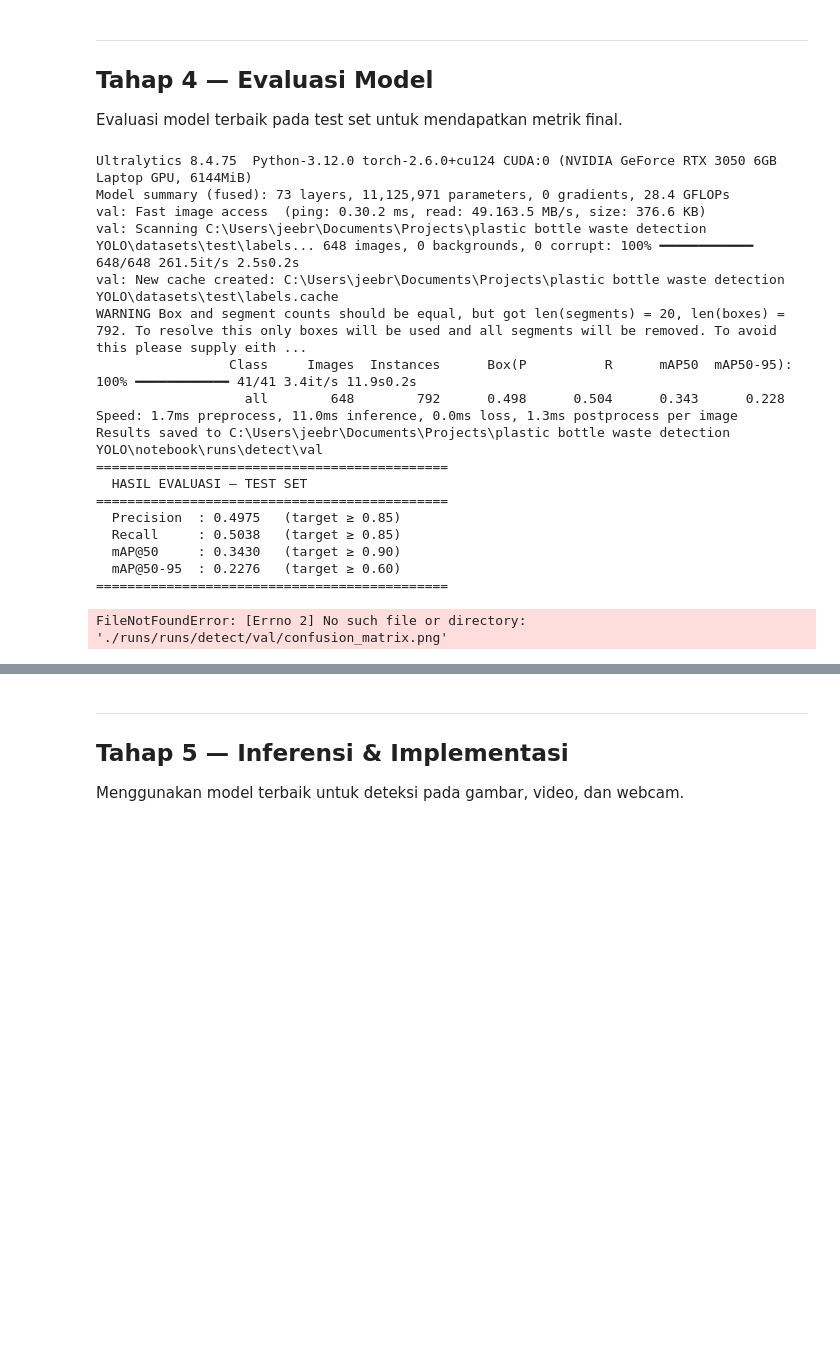
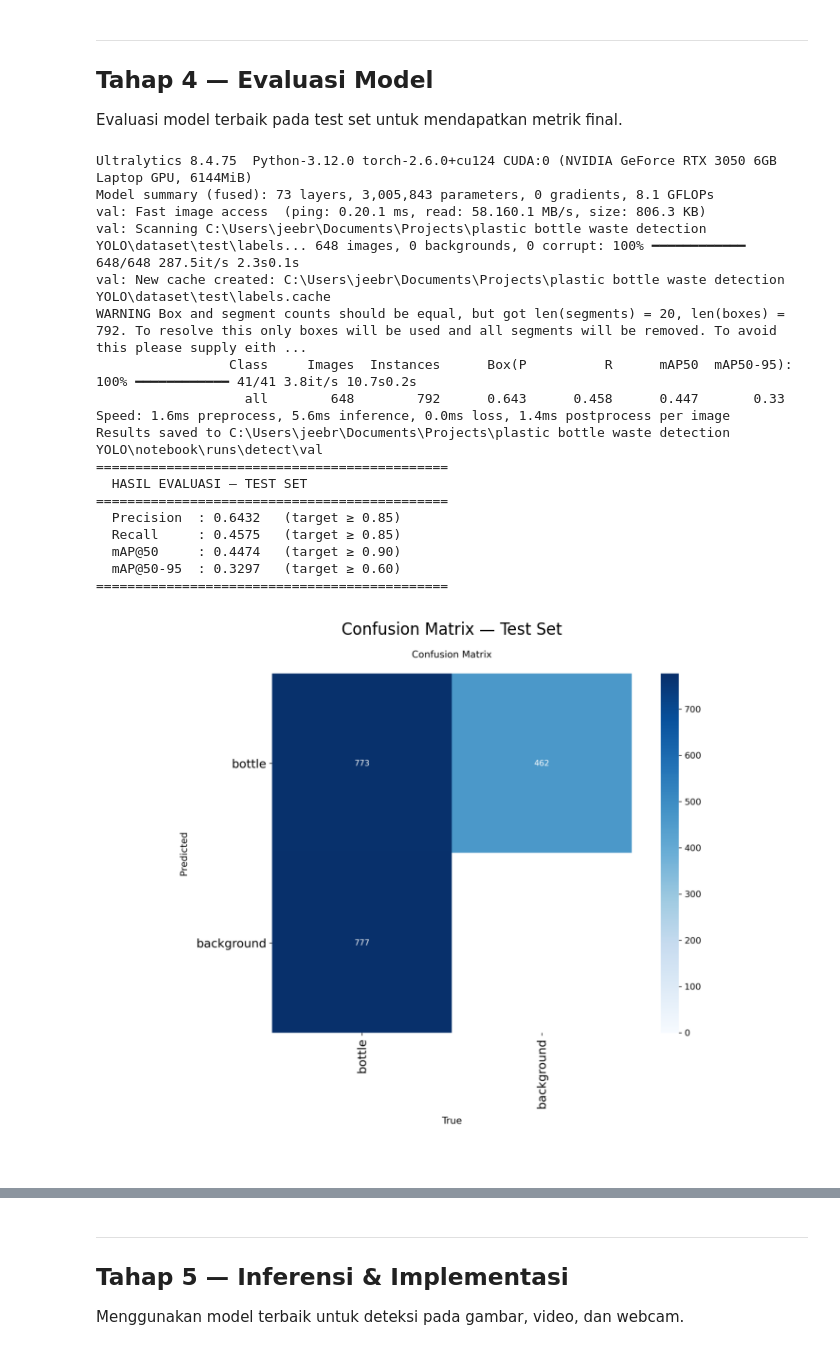
Before and after one commit to jeebrielibr/plastic-bottle-waste-detection-YOLO, a Jupyter notebook: notebook/implementationYOLOv8n.ipynb, the cells around one changed output, grey strips where cells are left out. Cells and saved outputs as stored; diff of their text form; code cells hidden in the pictures; blank space fills up the shorter version.

```diff
--- a/notebook/implementationYOLOv8n.ipynb
+++ b/notebook/implementationYOLOv8n.ipynb
@@ -264,11 +263,11 @@ Evaluasi model terbaik pada test set untuk mendapatkan metrik final.
 from ultralytics import YOLO
 
 # Load best model
-best_model = YOLO("./runs/runs/detect/train_bottle/weights/best.pt")
+best_model = YOLO("./runs/detect/v8n/train_bottle/weights/best.pt")
 
 # Evaluasi pada test set
 metrics = best_model.val(
-    data="../datasets/data.yaml",
+    data="../dataset/data.yaml",
     split="test",
     conf=0.001,   # standar COCO eval
     iou=0.6,      # NMS IoU threshold
@@ -285,36 +284,36 @@ print(f"  mAP@50-95  : {metrics.box.map:.4f}   (target ≥ 0.60)")
 print("=" * 45)
 # %% [output]
 Ultralytics 8.4.75  Python-3.12.0 torch-2.6.0+cu124 CUDA:0 (NVIDIA GeForce RTX 3050 6GB Laptop GPU, 6144MiB)
-Model summary (fused): 73 layers, 11,125,971 parameters, 0 gradients, 28.4 GFLOPs
-val: Fast image access  (ping: 0.30.2 ms, read: 49.163.5 MB/s, size: 376.6 KB)
-val: Scanning C:\Users\jeebr\Documents\Projects\plastic bottle waste detection YOLO\datasets\test\labels... 648 images, 0 backgrounds, 0 corrupt: 100% ━━━━━━━━━━━━ 648/648 261.5it/s 2.5s0.2s
-val: New cache created: C:\Users\jeebr\Documents\Projects\plastic bottle waste detection YOLO\datasets\test\labels.cache
+Model summary (fused): 73 layers, 3,005,843 parameters, 0 gradients, 8.1 GFLOPs
+val: Fast image access  (ping: 0.20.1 ms, read: 58.160.1 MB/s, size: 806.3 KB)
+val: Scanning C:\Users\jeebr\Documents\Projects\plastic bottle waste detection YOLO\dataset\test\labels... 648 images, 0 backgrounds, 0 corrupt: 100% ━━━━━━━━━━━━ 648/648 287.5it/s 2.3s0.1s
+val: New cache created: C:\Users\jeebr\Documents\Projects\plastic bottle waste detection YOLO\dataset\test\labels.cache
 WARNING Box and segment counts should be equal, but got len(segments) = 20, len(boxes) = 792. To resolve this only boxes will be used and all segments will be removed. To avoid this please supply eith ...
-                 Class     Images  Instances      Box(P          R      mAP50  mAP50-95): 100% ━━━━━━━━━━━━ 41/41 3.4it/s 11.9s0.2s
-                   all        648        792      0.498      0.504      0.343      0.228
-Speed: 1.7ms preprocess, 11.0ms inference, 0.0ms loss, 1.3ms postprocess per image
+                 Class     Images  Instances      Box(P          R      mAP50  mAP50-95): 100% ━━━━━━━━━━━━ 41/41 3.8it/s 10.7s0.2s
+                   all        648        792      0.643      0.458      0.447       0.33
+Speed: 1.6ms preprocess, 5.6ms inference, 0.0ms loss, 1.4ms postprocess per image
 Results saved to C:\Users\jeebr\Documents\Projects\plastic bottle waste detection YOLO\notebook\runs\detect\val
 =============================================
   HASIL EVALUASI — TEST SET
 =============================================
-  Precision  : 0.4975   (target ≥ 0.85)
-  Recall     : 0.5038   (target ≥ 0.85)
-  mAP@50     : 0.3430   (target ≥ 0.90)
-  mAP@50-95  : 0.2276   (target ≥ 0.60)
+  Precision  : 0.6432   (target ≥ 0.85)
+  Recall     : 0.4575   (target ≥ 0.85)
+  mAP@50     : 0.4474   (target ≥ 0.90)
+  mAP@50-95  : 0.3297   (target ≥ 0.60)
 =============================================
 # %%
 # Tampilkan confusion matrix
 import matplotlib.image as mpimg
 
-cm_img = mpimg.imread("./runs/runs/detect/train_bottle/confusion_matrix.png")
+cm_img = mpimg.imread("./runs/detect/v8n/train_bottle/confusion_matrix.png")
 plt.figure(figsize=(8, 6))
 plt.imshow(cm_img)
 plt.axis("off")
 plt.title("Confusion Matrix — Test Set")
 plt.tight_layout()
 plt.show()
 # %% [output]
-FileNotFoundError: [Errno 2] No such file or directory: './runs/runs/detect/val/confusion_matrix.png'
+[figure, added]
 # %%
 # Tampilkan precision-recall curve dan F1 curve
 fig, axes = plt.subplots(1, 2, figsize=(14, 5))
```
Also changed, not shown: parts of 10 cells of this notebook, 41 other files.
